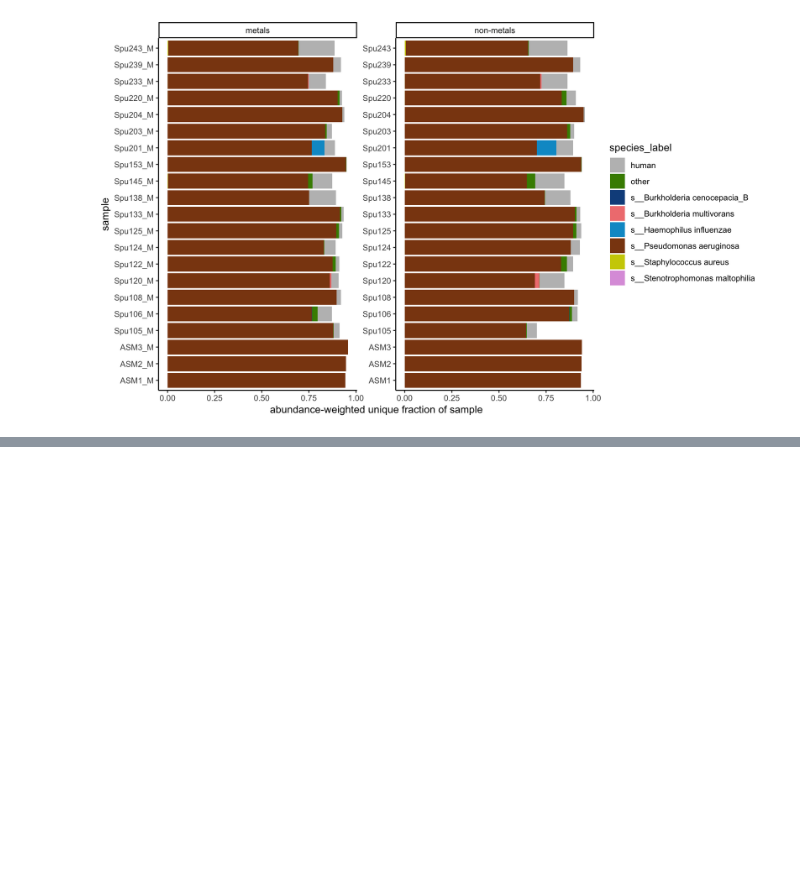
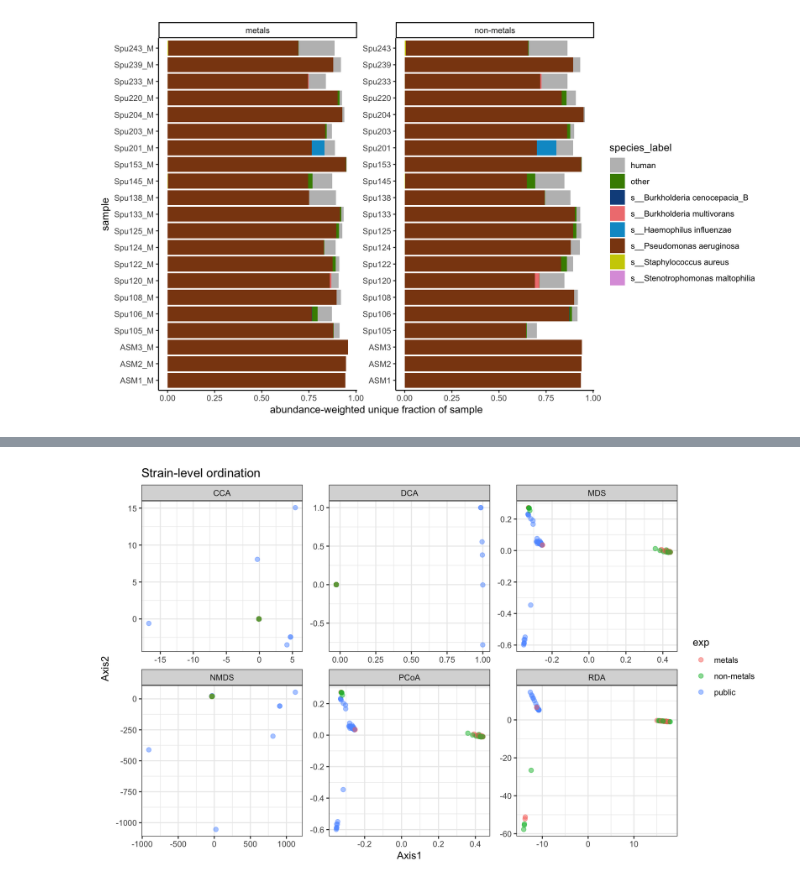
Before and after one commit to greenelab/2022-cf-sputum, a Jupyter notebook: notebooks/20220316_plot_gather_results.ipynb, the cells around one changed output, grey strips where cells are left out. Saved outputs shown, nothing was run; the diff lists cells and outputs as text; code cells hidden in the pictures; blank space fills up the shorter version.

Commit message:
add phyloseq style plots to gather

```diff
--- a/notebooks/20220316_plot_gather_results.ipynb
+++ b/notebooks/20220316_plot_gather_results.ipynb
@@ -224,0 +281,15 @@ ggplot(gather_results_species %>% filter(source == "hogan lab") %>% filter(!quer
+# %%
+gather_taxonomy <- gather_results_species %>%
+  filter(species != "human") %>%
+  select(accession, superkingdom, phylum, class, order, family, genus, species) %>%
+  distinct() %>%
+  column_to_rownames("accession")
+# %%
+gather_info <- num_gather_results %>%
+  column_to_rownames("query_name")
+# %%
+gather_physeq <- phyloseq(otu_table(gather_as_counts, taxa_are_rows = T),
+                          tax_table(as.matrix(gather_taxonomy)),
+                          sample_data(gather_info))
+# %%
+strain_ord <- apply_ord(gather_physeq)
@@ -224,0 +316,8 @@ ggplot(gather_results_species %>% filter(source == "hogan lab") %>% filter(!quer
+# %%
+ggplot(strain_ord, aes(Axis1, Axis2, color= exp)) +
+  geom_point(size=2, alpha = .5) +
+  facet_wrap(~method, scales="free") +
+  theme_bw() +
+  labs(title = "Strain-level ordination")
+# %% [output]
+[figure, added]
```
Also changed, not shown: parts of 18 cells of this notebook.
